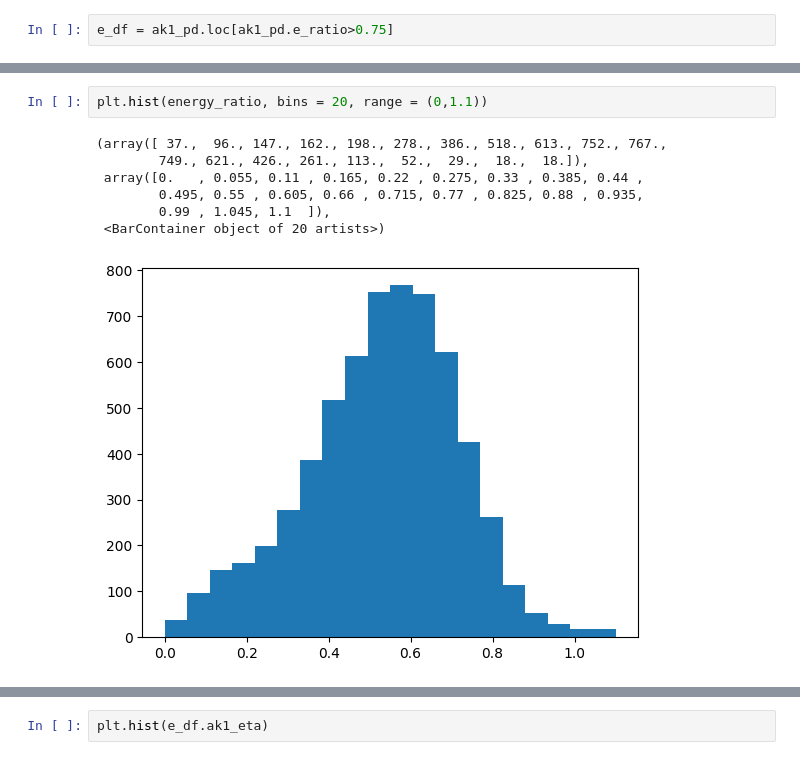
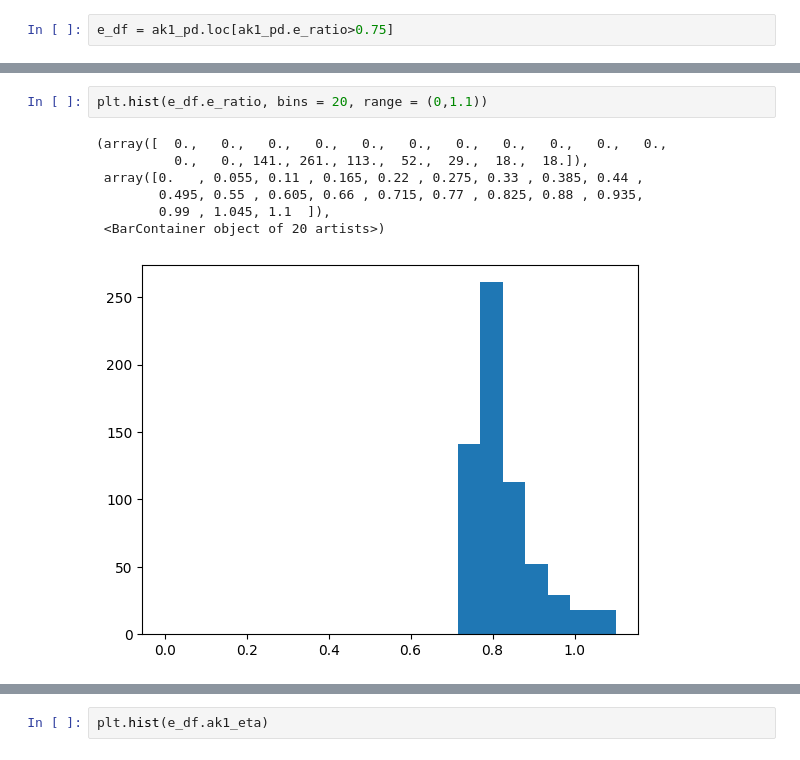
Before and after one commit to LiamMeurer/WSUJPsiIsoCharm, a Jupyter notebook: miniaod_test.ipynb, the cells around one changed output, grey strips where cells are left out. Saved outputs shown, nothing was run; the diff lists cells and outputs as text.

```diff
--- a/miniaod_test.ipynb
+++ b/miniaod_test.ipynb
@@ -289,13 +399,13 @@ e_df = ak1_pd.loc[ak1_pd.e_ratio>0.75]
 # %%
-plt.hist(energy_ratio, bins = 20, range = (0,1.1))
+plt.hist(e_df.e_ratio, bins = 20, range = (0,1.1))
 # %% [output]
-(array([ 37.,  96., 147., 162., 198., 278., 386., 518., 613., 752., 767.,
-        749., 621., 426., 261., 113.,  52.,  29.,  18.,  18.]),
+(array([  0.,   0.,   0.,   0.,   0.,   0.,   0.,   0.,   0.,   0.,   0.,
+          0.,   0., 141., 261., 113.,  52.,  29.,  18.,  18.]),
  array([0.   , 0.055, 0.11 , 0.165, 0.22 , 0.275, 0.33 , 0.385, 0.44 ,
         0.495, 0.55 , 0.605, 0.66 , 0.715, 0.77 , 0.825, 0.88 , 0.935,
         0.99 , 1.045, 1.1  ]),
  <BarContainer object of 20 artists>)
-[figure, old version]
+[figure, new version]
 # %%
 plt.hist(ak1_pd.ak1_eta)
 # %% [output]
```
Also changed, not shown: parts of 13 cells of this notebook.
